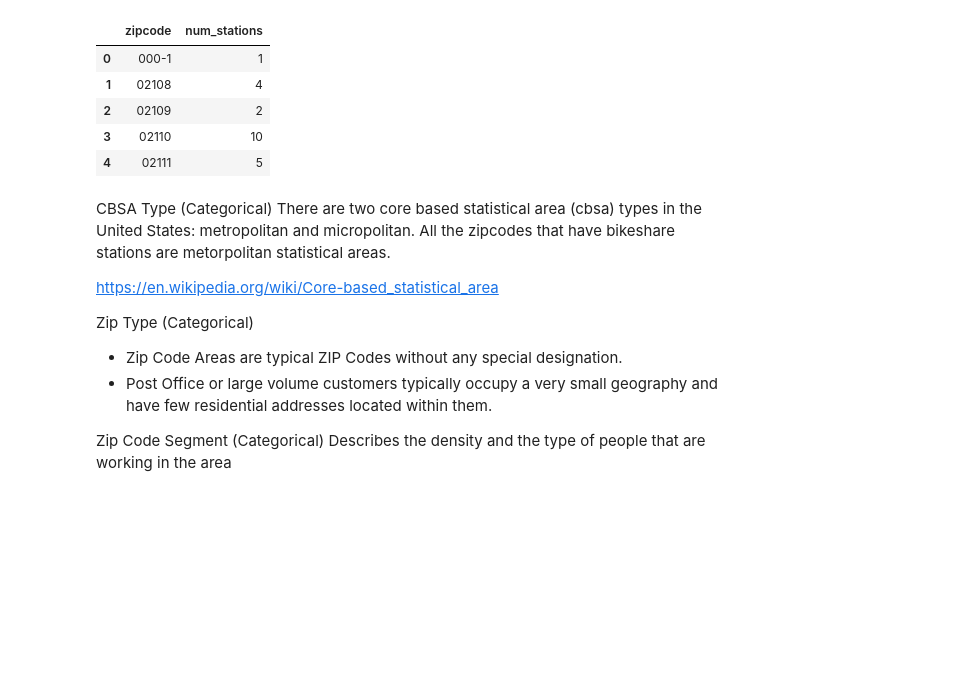
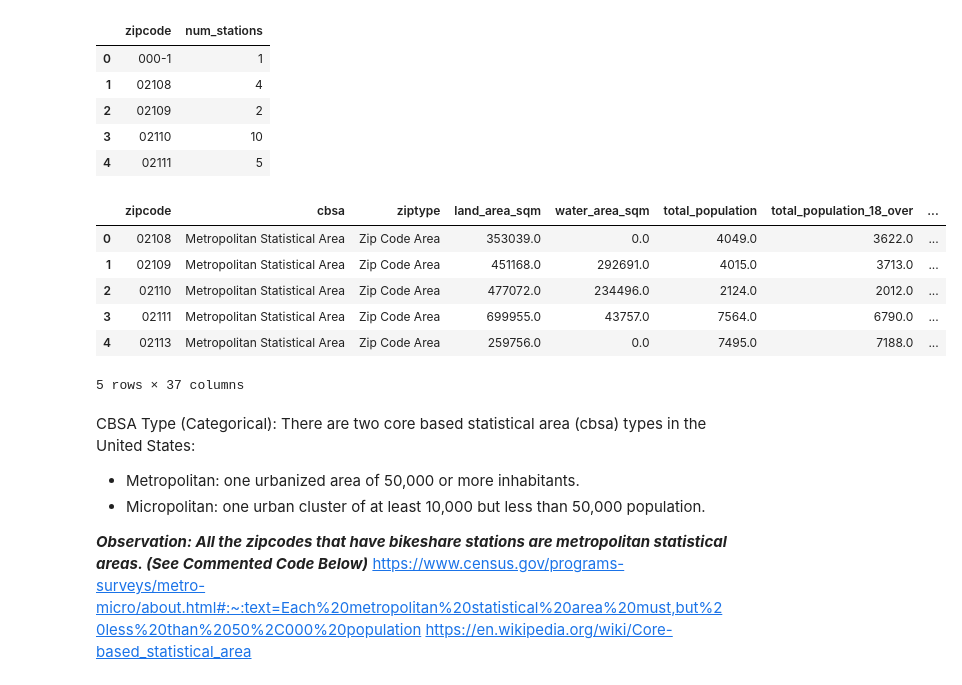
Before and after one commit to Williamdst/Bike-Share-USA, a Jupyter notebook: V_Prediction.ipynb, the cells around one changed output. Cells and saved outputs as stored; diff of their text form; code cells hidden in the pictures; blank space fills up the shorter version.

```diff
--- a/V_Prediction.ipynb
+++ b/V_Prediction.ipynb
@@ -104,18 +114,6 @@ station_zipcodes.head()
 | 4 | 02111 | 5 |
 # %%
 bikeshare_zipcodes = zipcodes.merge(station_zipcodes, how='inner', left_on='zip_code', right_on='zipcode').drop(columns=['zipcode'])
-# %% [markdown]
-CBSA Type (Categorical)
-There are two core based statistical area (cbsa) types in the United States: metropolitan and micropolitan. All the zipcodes that have bikeshare stations are metorpolitan statistical areas.
-
-https://en.wikipedia.org/wiki/Core-based_statistical_area
-
-Zip Type (Categorical)
-- Zip Code Areas are typical ZIP Codes without any special designation.
-- Post Office or large volume customers typically occupy a very small geography and have few residential addresses located within them.
-
-Zip Code Segment (Categorical)
-Describes the density and the type of people that are working in the area
 # %%
 column_renames = ['zipcode', 'cbsa', 'ziptype', 'land_area_sqm',
                   'water_area_sqm', 'total_population', 'total_population_18_over',
@@ -134,3 +132,22 @@ column_renames = ['zipcode', 'cbsa', 'ziptype', 'land_area_sqm',
                  ]
 # %%
 bikeshare_zipcodes.columns = column_renames
+# %%
+bikeshare_zipcodes.head()
+# %% [output]
+|  | zipcode | cbsa | ziptype | land_area_sqm | water_area_sqm | total_population | total_population_18_over | ... |
+| 0 | 02108 | Metropolitan Statistical Area | Zip Code Area | 353039.0 | 0.0 | 4049.0 | 3622.0 | ... |
+| 1 | 02109 | Metropolitan Statistical Area | Zip Code Area | 451168.0 | 292691.0 | 4015.0 | 3713.0 | ... |
+| 2 | 02110 | Metropolitan Statistical Area | Zip Code Area | 477072.0 | 234496.0 | 2124.0 | 2012.0 | ... |
+| 3 | 02111 | Metropolitan Statistical Area | Zip Code Area | 699955.0 | 43757.0 | 7564.0 | 6790.0 | ... |
+| 4 | 02113 | Metropolitan Statistical Area | Zip Code Area | 259756.0 | 0.0 | 7495.0 | 7188.0 | ... |
+5 rows × 37 columns
+# %% [markdown]
+CBSA Type (Categorical):
+There are two core based statistical area (cbsa) types in the United States:
+- Metropolitan: one urbanized area of 50,000 or more inhabitants.
+- Micropolitan: one urban cluster of at least 10,000 but less than 50,000 population.
+
+***Observation: All the zipcodes that have bikeshare stations are metropolitan statistical areas. (See Commented Code Below)***
+https://www.census.gov/programs-surveys/metro-micro/about.html#:~:text=Each%20metropolitan%20statistical%20area%20must,but%20less%20than%2050%2C000%20population
+https://en.wikipedia.org/wiki/Core-based_statistical_area
```
Also changed, not shown: parts of 19 cells of this notebook.
